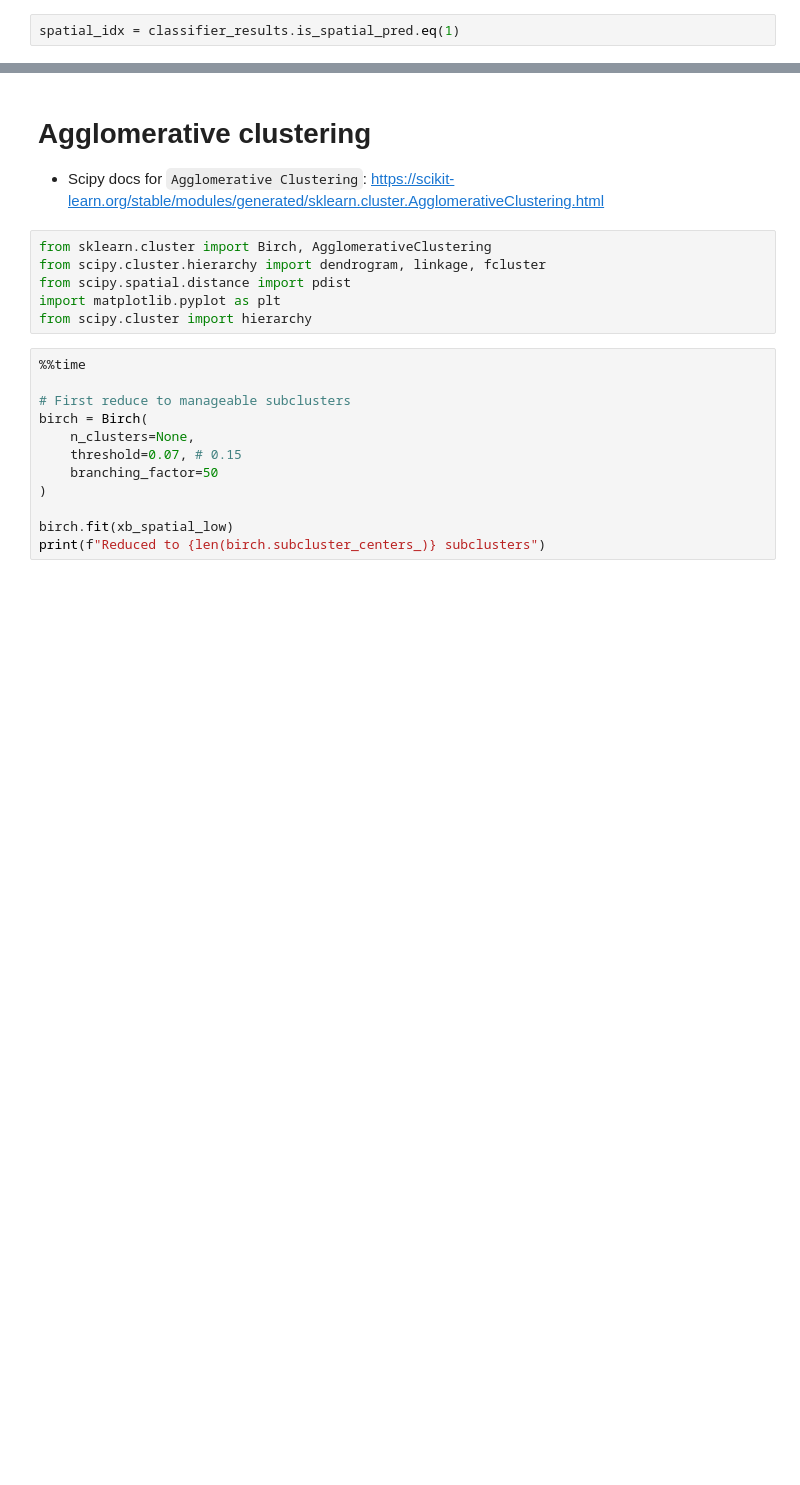
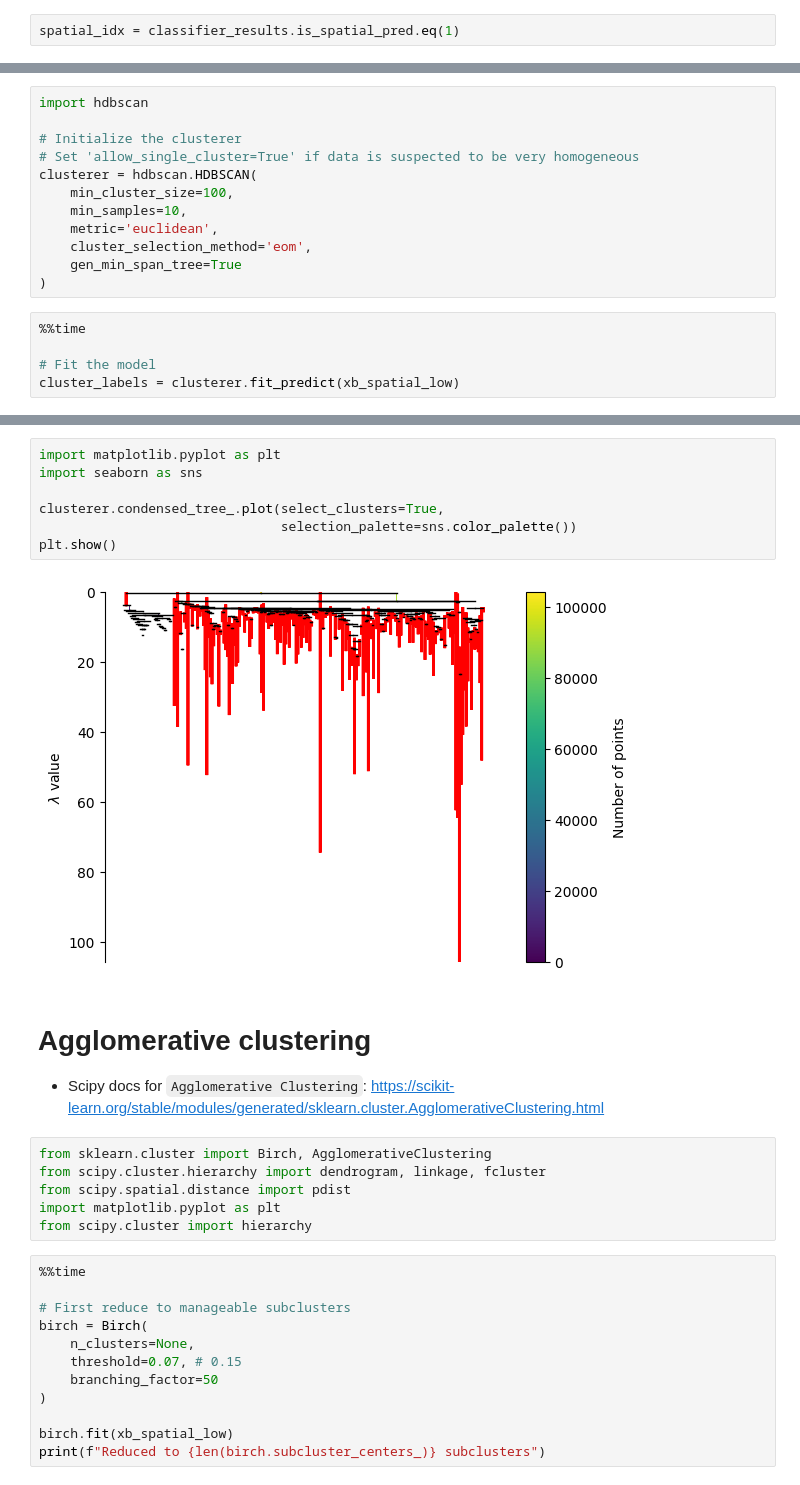
Before and after one commit to ilyankou/ms-marco-geospatial, a Jupyter notebook: 2-Cluster.ipynb, the cells around one changed output, grey strips where cells are left out. Drawn from its saved outputs; the diff is of its cells as text; blank space fills up the shorter version.

```diff
--- a/2-Cluster.ipynb
+++ b/2-Cluster.ipynb
@@ -43,0 +174,17 @@ Wall time: 24.7 s
+# %%
+import hdbscan
+
+# Initialize the clusterer
+# Set 'allow_single_cluster=True' if data is suspected to be very homogeneous
+clusterer = hdbscan.HDBSCAN(
+    min_cluster_size=100,
+    min_samples=10,
+    metric='euclidean',
+    cluster_selection_method='eom',
+    gen_min_span_tree=True
+)
+# %%
+%%time
+
+# Fit the model
+cluster_labels = clusterer.fit_predict(xb_spatial_low)
@@ -44,3 +219,12 @@ Wall time: 24.7 s
+# %%
+import matplotlib.pyplot as plt
+import seaborn as sns
+
+clusterer.condensed_tree_.plot(select_clusters=True,
+                               selection_palette=sns.color_palette())
+plt.show()
+# %% [output]
+[figure, added]
 # %% [markdown]
 # Agglomerative clustering
 
```
Also changed, not shown: parts of 14 cells of this notebook, 1 other file.
